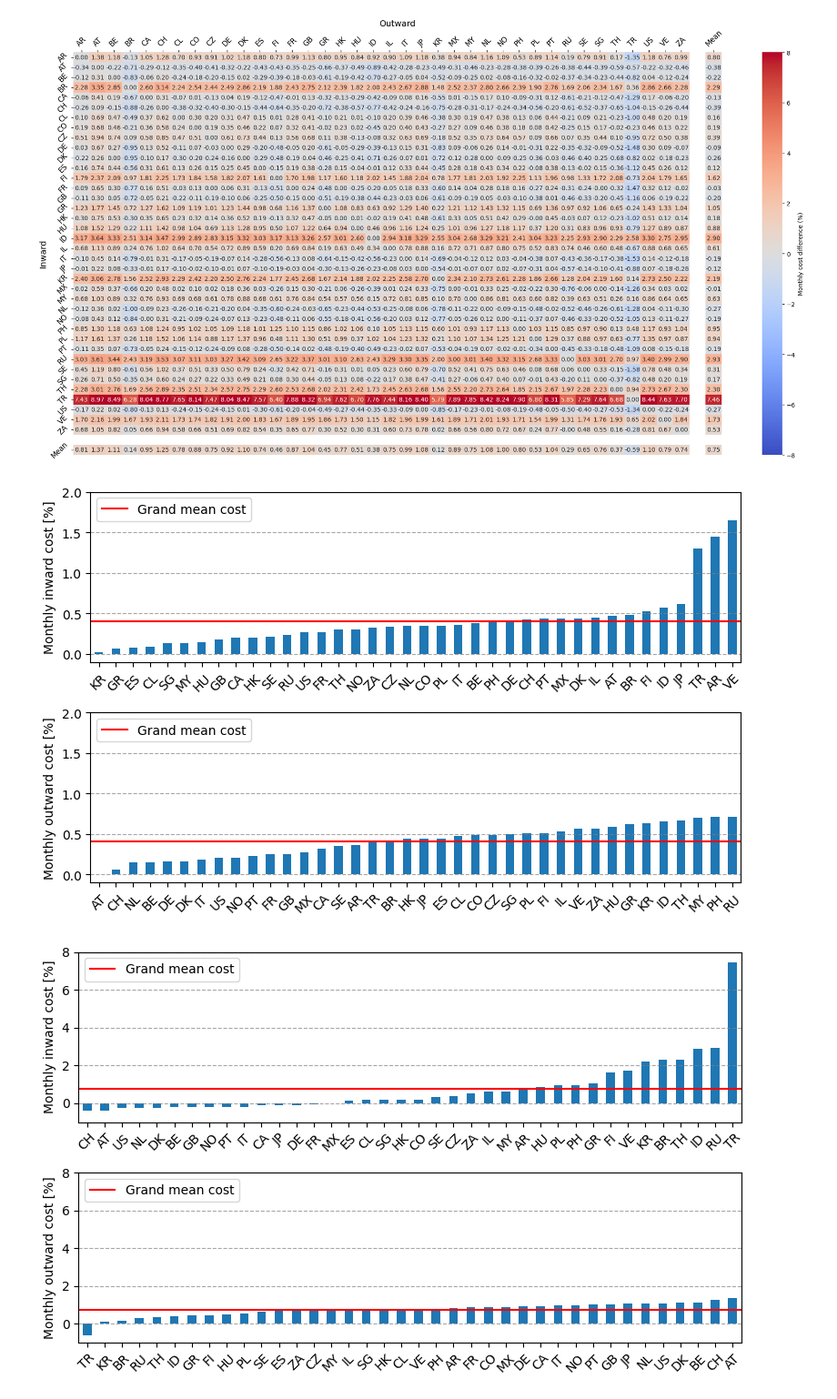
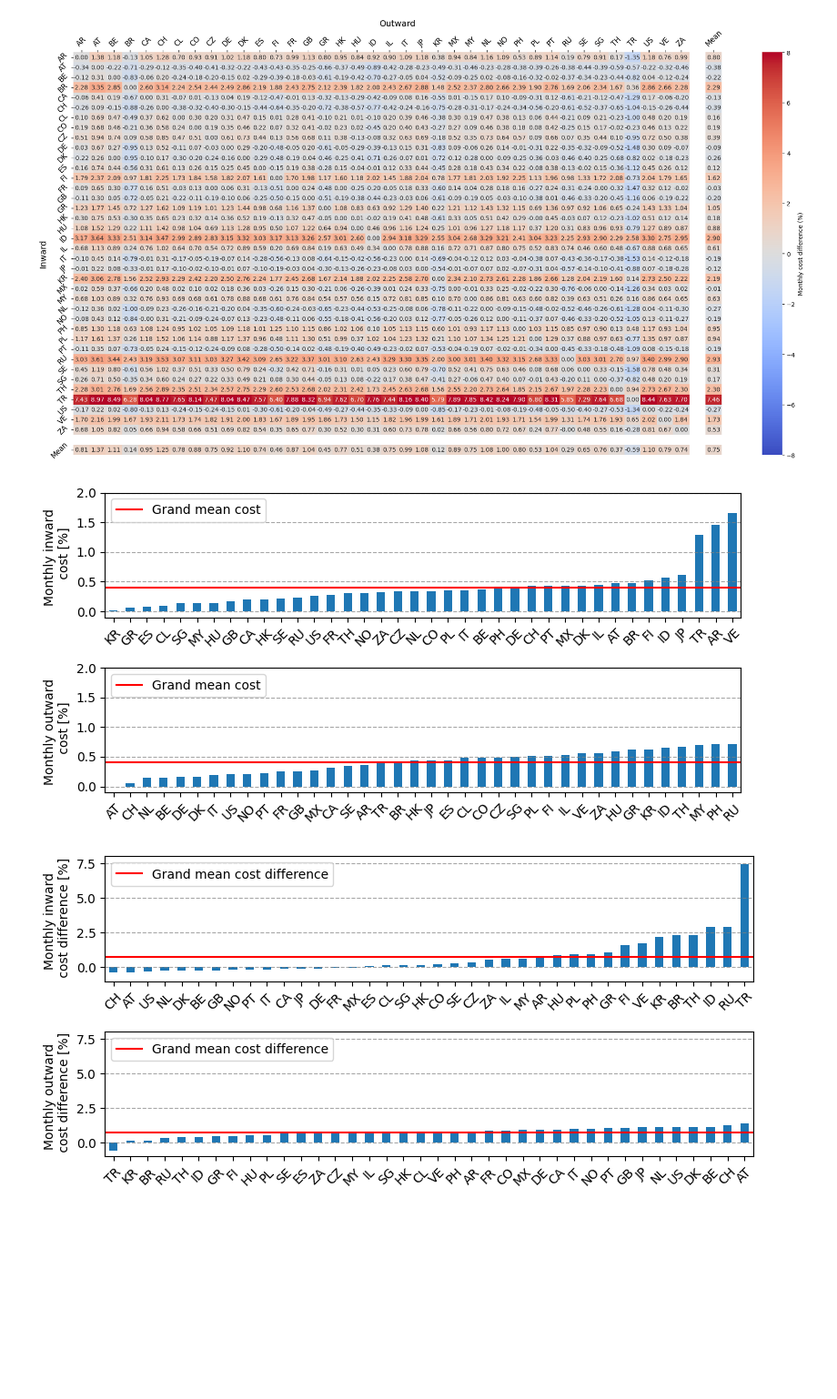
Before and after one commit to nilsvanrompaey/master-thesis-home-bias, a Jupyter notebook: src/figure3.ipynb, the cells around one changed output. Shown at 91% size. Cells and saved outputs as stored; diff of their text form; code cells hidden in the pictures; blank space fills up the shorter version.

```diff
--- a/src/figure3.ipynb
+++ b/src/figure3.ipynb
@@ -339,7 +362,7 @@ for month in stds.columns:
 eta_f = fitted_returns / cov_risks_diag
 # %%
 dir = os.path.abspath("../output/exp3/figures/")
-fig, axs = plt.subplots(3, 1, figsize=(8,7), gridspec_kw={'height_ratios': [3, 2, 2]})
+fig, axs = plt.subplots(3, 1, figsize=(8,5.5), gridspec_kw={'height_ratios': [4, 3, 3]})
 
 eta_f_mean = eta_f.mean(axis=1).sort_values()
 eta_f_mean.plot(kind="bar", ax=axs[0])
@@ -360,8 +383,8 @@ for label in axs[1].get_xticklabels():
     label.set_ha('center')
 axs[1].grid(axis='y', linestyle='--', color='gray', alpha=0.7)
 axs[1].axhline(fitted_returns_mean.mean(), color="red")
-axs[1].legend(labels=["Grand mean expected return"], ncol=2)
-axs[1].set_ylabel("Fitted return \n (monthly) [$10^{-2}$]")
+axs[1].legend(labels=["Grand mean expected index return"], ncol=2)
+axs[1].set_ylabel("Fitted index return \n (monthly) [$10^{-2}$]")
 axs[1].set_ylim([0,4])
 
 cov_risks_mean = 100*cov_risks_diag.mean(axis=1).reindex(eta_f_mean.index)
@@ -371,11 +394,12 @@ for label in axs[2].get_xticklabels():
     label.set_ha('center')
 axs[2].grid(axis='y', linestyle='--', color='gray', alpha=0.7)
 axs[2].axhline(cov_risks_mean.mean(), color="red")
-axs[2].legend(labels=["Grand mean covariance risk"], ncol=2)
-axs[2].set_ylabel("Covariance risk \n (monthly) [$10^{-2}$]")
+axs[2].legend(labels=["Grand mean local covariance risk"], ncol=2)
+axs[2].set_ylabel("Local covariance risk \n (monthly) [$10^{-2}$]")
 axs[2].set_ylim([0,4])
 
 fig.tight_layout()
 fig.savefig(dir+"/eta_f.pdf")
 plt.show()
+copy_files()
 # %% [output]
@@ -471,10 +495,10 @@ copy_files()
 [figure]
 [figure]
 # %%
-def plot_means(data, save_dir, ylim, ):
+def plot_means(data, save_dir, ylim, difference=False):
     mean_inward_cost = data.mean(axis=1).sort_values()
     mean_outward_cost = data.mean(axis=0).sort_values()
-    fig, axs = plt.subplots(2, 1, figsize=(8,5), gridspec_kw={'height_ratios': [1,1]})
+    fig, axs = plt.subplots(2, 1, figsize=(8,4), gridspec_kw={'height_ratios': [1,1]})
 
     mean_inward_cost.plot(kind="bar", ax=axs[0])
     axs[0].tick_params(axis='x', labelrotation=45, labelsize=10)
@@ -482,39 +506,50 @@ def plot_means(data, save_dir, ylim, ):
         label.set_ha('center')
     axs[0].grid(axis='y', linestyle='--', color='gray', alpha=0.7)
     axs[0].axhline(mean_inward_cost.mean(), color="red")
-    axs[0].legend(labels=["Grand mean cost"], loc=2)
-    axs[0].set_ylabel("Monthly inward cost [%]")
+    if difference:
+        axs[0].legend(labels=[f"Grand mean cost difference"], loc=2)
+        axs[0].set_ylabel(f"Monthly inward \n cost difference [%]")
+    else:
+        axs[0].legend(labels=[f"Grand mean cost"], loc=2)
+        axs[0].set_ylabel(f"Monthly inward \n cost [%]")
+        axs[0].set_yticks([0, 0.5, 1, 1.5, 2.0])
     axs[0].set_ylim(ylim)
 
     mean_outward_cost.plot(kind="bar", ax=axs[1])
     axs[1].tick_params(axis='x', labelrotation=45, labelsize=10)
     for label in axs[1].get_xticklabels():
         label.set_ha('center')
     axs[1].grid(axis='y', linestyle='--', color='gray', alpha=0.7)
     axs[1].axhline(mean_outward_cost.mean(), color="red")
-    axs[1].legend(labels=["Grand mean cost"], loc=2)
-    axs[1].set_ylabel("Monthly outward cost [%]")
+    if difference:
+        axs[1].legend(labels=[f"Grand mean cost difference"], loc=2)
+        axs[1].set_ylabel(f"Monthly outward \n cost difference [%]")
+    else:
+        axs[1].legend(labels=[f"Grand mean cost"], loc=2)
+        axs[1].set_ylabel(f"Monthly outward \n cost [%]")
+        axs[1].set_yticks([0, 0.5, 1, 1.5, 2.0])
     axs[1].set_ylim(ylim)
 
     fig.tight_layout()
     fig.savefig(save_dir)
     plt.show()
 
 plot_means(
     data=mean_costs,
     save_dir=dir+"/mean_costs.pdf",
     ylim=[-.1,2],
 )
 
 plot_means(
     data=mean_cost_diffs,
     save_dir=dir+"/mean_cost_diffs.pdf",
+    difference=True,
     ylim=[-1,8],
 )
 copy_files()
 # %% [output]
-[figure, old version]
+[figure, new version]
-[figure, old version]
+[figure, new version]
 # %%
 print("average over means: ", (mean_costs<0).sum().sum()/38**2)
 print("average over all obs.: ", (costs<0).sum().sum()/38**2/48)
```
Also changed, not shown: parts of 7 cells of this notebook, 23 other files.
